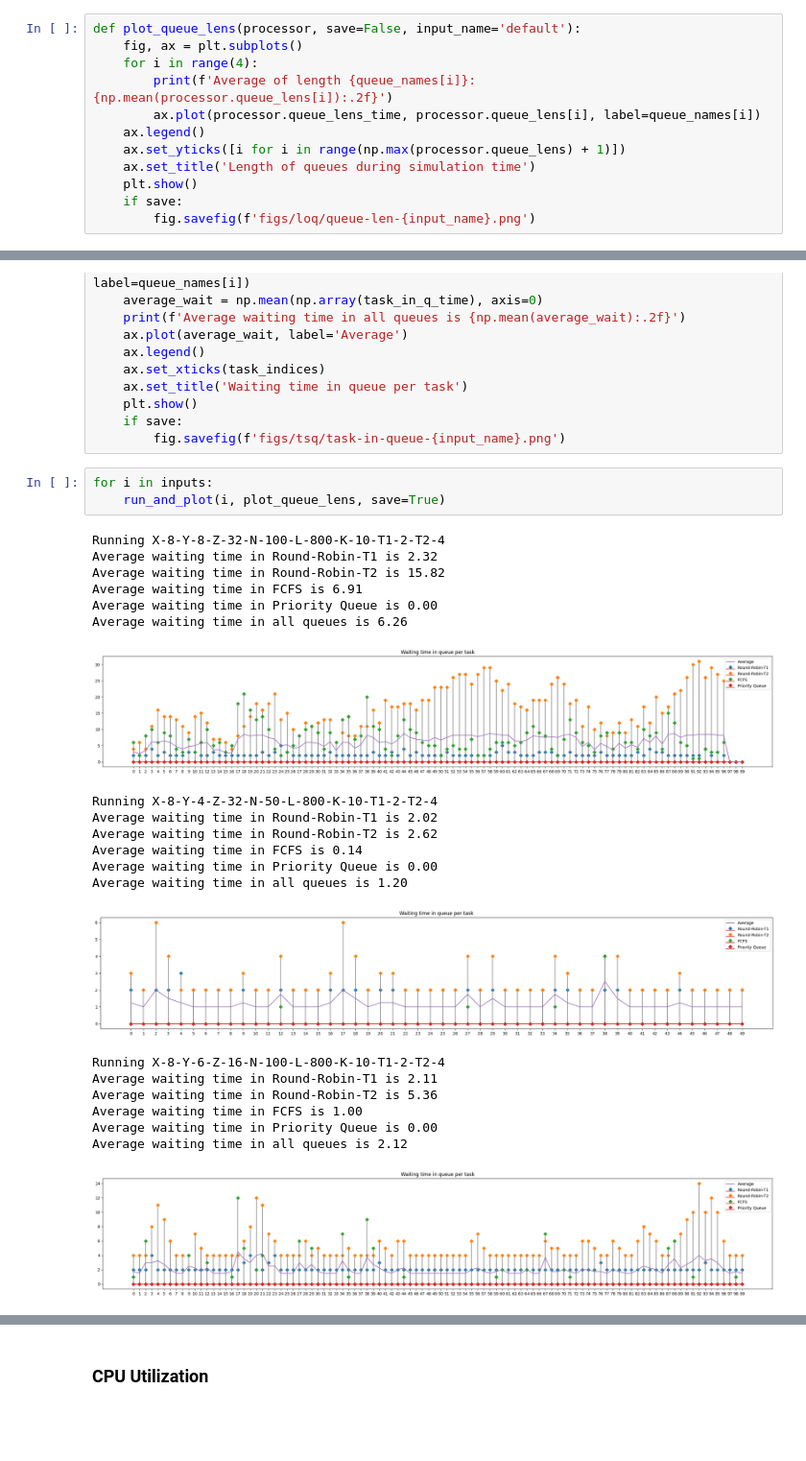
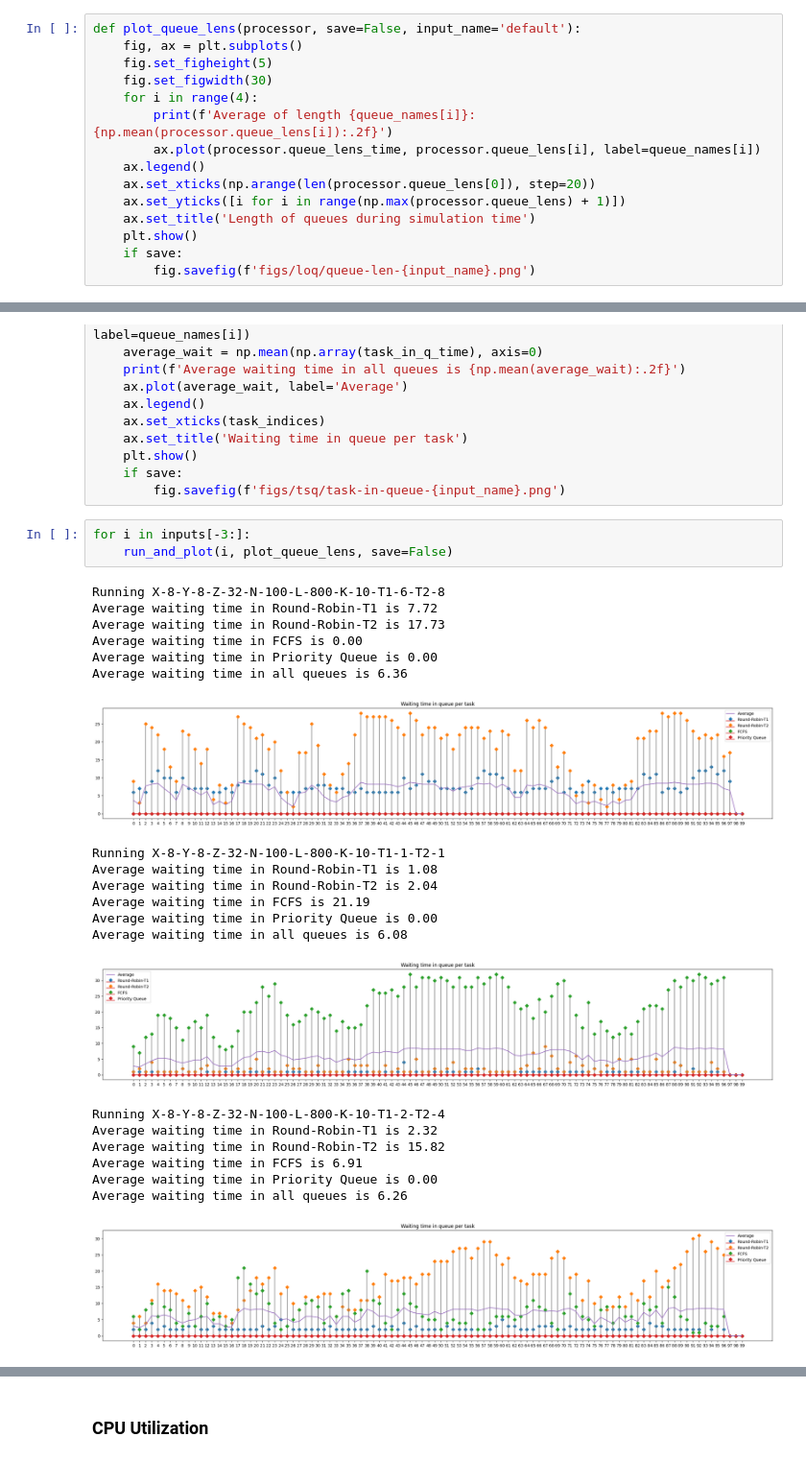
Before and after one commit to ckoorosh/CS-Project-Fall22, a Jupyter notebook: src/main.ipynb, the cells around one changed output, grey strips where cells are left out. Shown at 96% size. Saved outputs shown, nothing was run; the diff lists cells and outputs as text; blank space fills up the shorter version.

Commit message:
Improving the report Making loq plots better

```diff
--- a/src/main.ipynb
+++ b/src/main.ipynb
@@ -330,10 +330,13 @@ def run_and_plot(input_i, plot_func, save=False):
 # %%
 def plot_queue_lens(processor, save=False, input_name='default'):
     fig, ax = plt.subplots()
+    fig.set_figheight(5)
+    fig.set_figwidth(30)
     for i in range(4):
         print(f'Average of length {queue_names[i]}: {np.mean(processor.queue_lens[i]):.2f}')
         ax.plot(processor.queue_lens_time, processor.queue_lens[i], label=queue_names[i])
     ax.legend()
+    ax.set_xticks(np.arange(len(processor.queue_lens[0]), step=20))
     ax.set_yticks([i for i in range(np.max(processor.queue_lens) + 1)])
     ax.set_title('Length of queues during simulation time')
     plt.show()
@@ -389,27 +392,27 @@ def plot_queue_lens(processor, save=False, input_name='default'):
     if save:
         fig.savefig(f'figs/tsq/task-in-queue-{input_name}.png')
 # %%
-for i in inputs:
-    run_and_plot(i, plot_queue_lens, save=True)
+for i in inputs[-3:]:
+    run_and_plot(i, plot_queue_lens, save=False)
 # %% [output]
-Running X-8-Y-8-Z-32-N-100-L-800-K-10-T1-2-T2-4
-Average waiting time in Round-Robin-T1 is 2.32
-Average waiting time in Round-Robin-T2 is 15.82
-Average waiting time in FCFS is 6.91
+Running X-8-Y-8-Z-32-N-100-L-800-K-10-T1-6-T2-8
+Average waiting time in Round-Robin-T1 is 7.72
+Average waiting time in Round-Robin-T2 is 17.73
+Average waiting time in FCFS is 0.00
 Average waiting time in Priority Queue is 0.00
-Average waiting time in all queues is 6.26
+Average waiting time in all queues is 6.36
-[figure, old version]
+[figure, new version]
-Running X-8-Y-4-Z-32-N-50-L-800-K-10-T1-2-T2-4
-Average waiting time in Round-Robin-T1 is 2.02
-Average waiting time in Round-Robin-T2 is 2.62
-Average waiting time in FCFS is 0.14
+Running X-8-Y-8-Z-32-N-100-L-800-K-10-T1-1-T2-1
+Average waiting time in Round-Robin-T1 is 1.08
+Average waiting time in Round-Robin-T2 is 2.04
+Average waiting time in FCFS is 21.19
 Average waiting time in Priority Queue is 0.00
-Average waiting time in all queues is 1.20
+Average waiting time in all queues is 6.08
-[figure, old version]
+[figure, new version]
-Running X-8-Y-6-Z-16-N-100-L-800-K-10-T1-2-T2-4
-Average waiting time in Round-Robin-T1 is 2.11
-Average waiting time in Round-Robin-T2 is 5.36
-Average waiting time in FCFS is 1.00
+Running X-8-Y-8-Z-32-N-100-L-800-K-10-T1-2-T2-4
+Average waiting time in Round-Robin-T1 is 2.32
+Average waiting time in Round-Robin-T2 is 15.82
+Average waiting time in FCFS is 6.91
 Average waiting time in Priority Queue is 0.00
-Average waiting time in all queues is 2.12
+Average waiting time in all queues is 6.26
-[figure, old version]
+[figure, new version]
```
Also changed, not shown: parts of 2 cells of this notebook, 13 other files.
